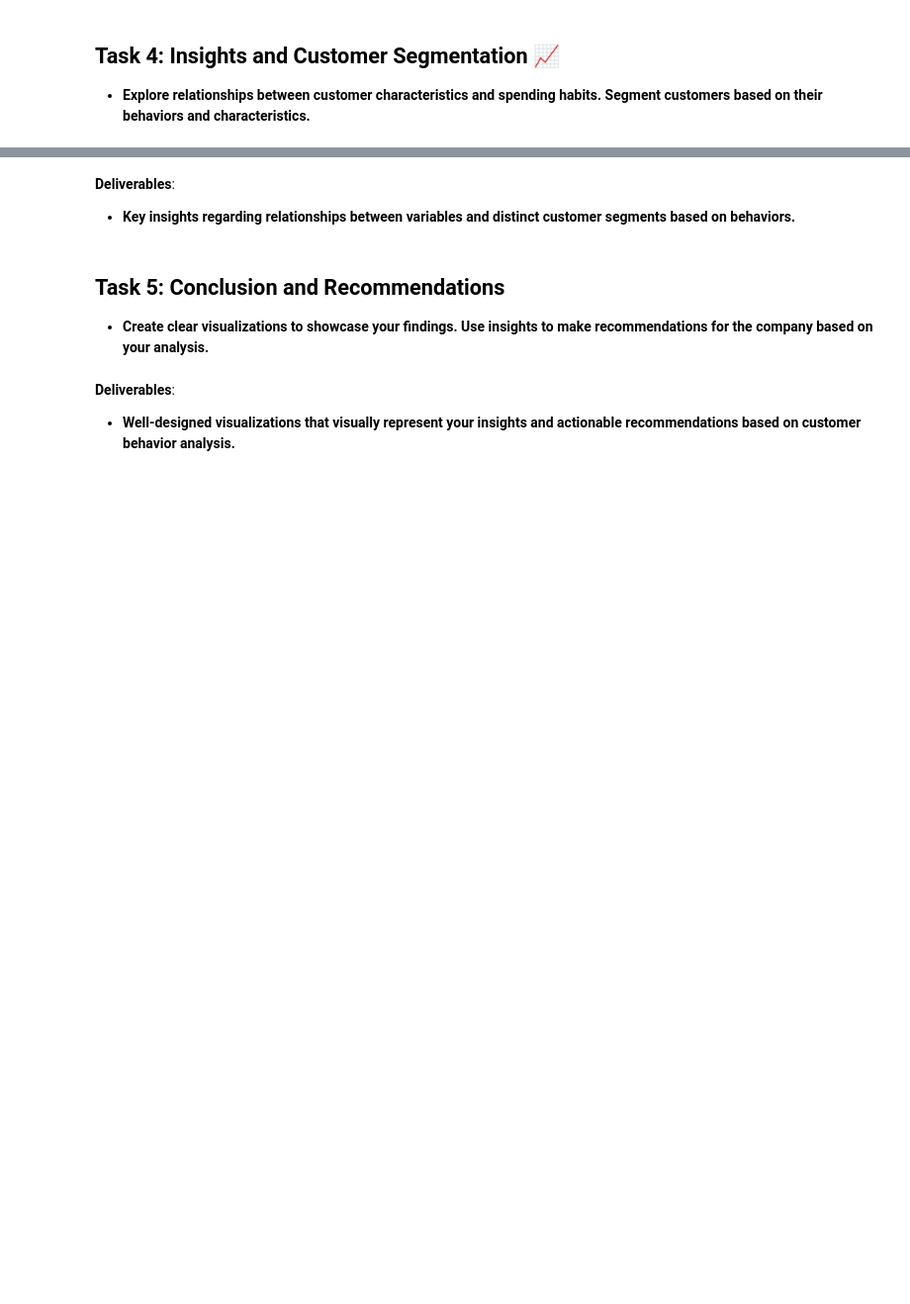
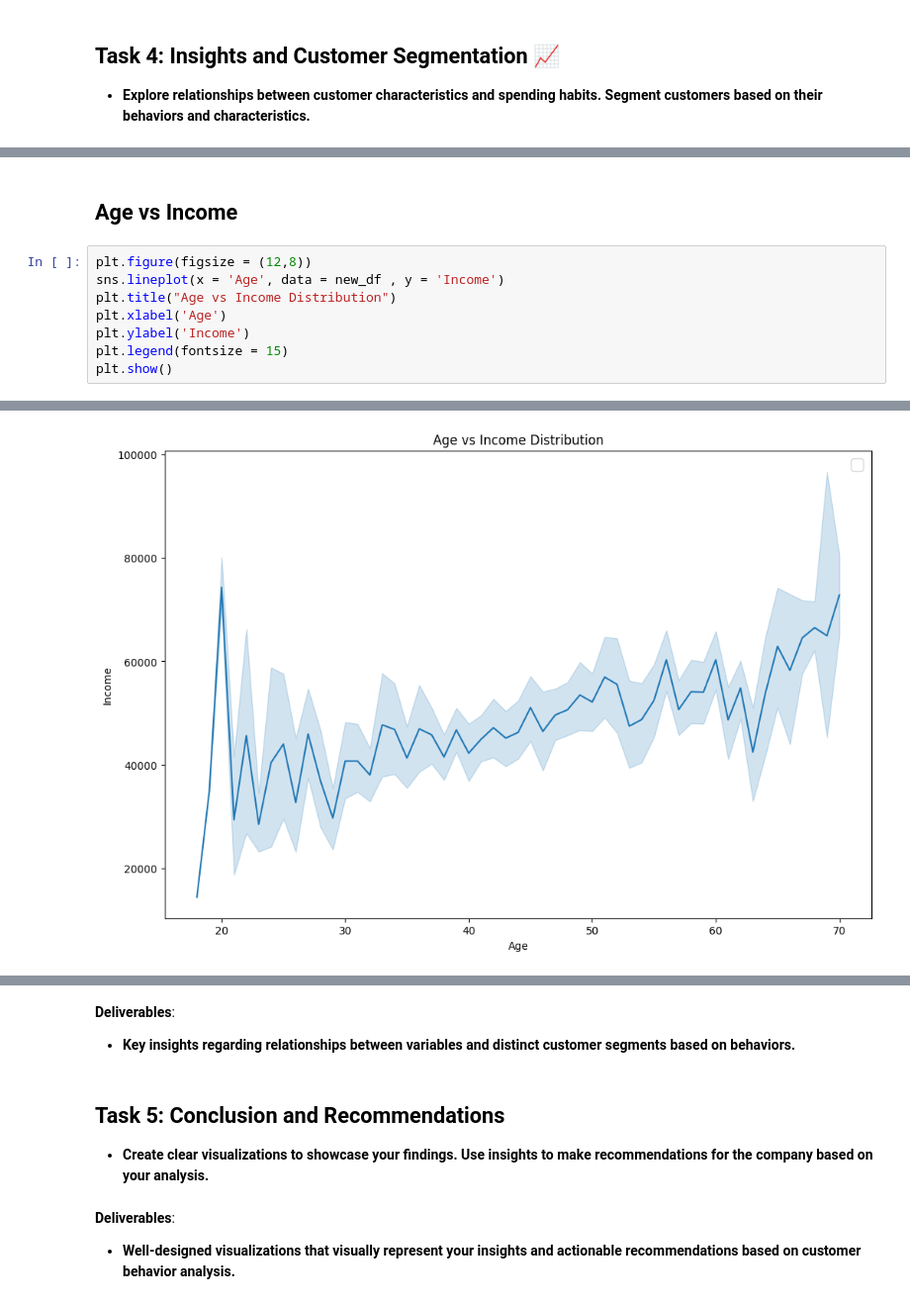
Before and after one commit to Tilak46-R/-Customer-Purchase-Behavior-Analysis-using-Descriptive-Statistics, a Jupyter notebook: Tilak_Assignment_of_Applied_Statistics_Project.ipynb, the cells around one changed output, grey strips where cells are left out. Shown at 99% size. Saved outputs shown, nothing was run; the diff lists cells and outputs as text; blank space fills up the shorter version.

```diff
--- a/Tilak_Assignment_of_Applied_Statistics_Project.ipynb
+++ b/Tilak_Assignment_of_Applied_Statistics_Project.ipynb
@@ -816,0 +721,11 @@ Name: Income_spent, Length: 2240, dtype: float64
+# %% [markdown]
+## **Age vs Income**
+# %%
+plt.figure(figsize = (12,8))
+sns.lineplot(x = 'Age', data = new_df , y = 'Income')
+plt.title("Age vs Income Distribution")
+plt.xlabel('Age')
+plt.ylabel('Income')
+plt.legend(fontsize = 15)
+plt.show()
+# %% [output]
@@ -816,0 +733 @@ Name: Income_spent, Length: 2240, dtype: float64
+[figure, added]
```
Also changed, not shown: parts of 30 cells of this notebook.
